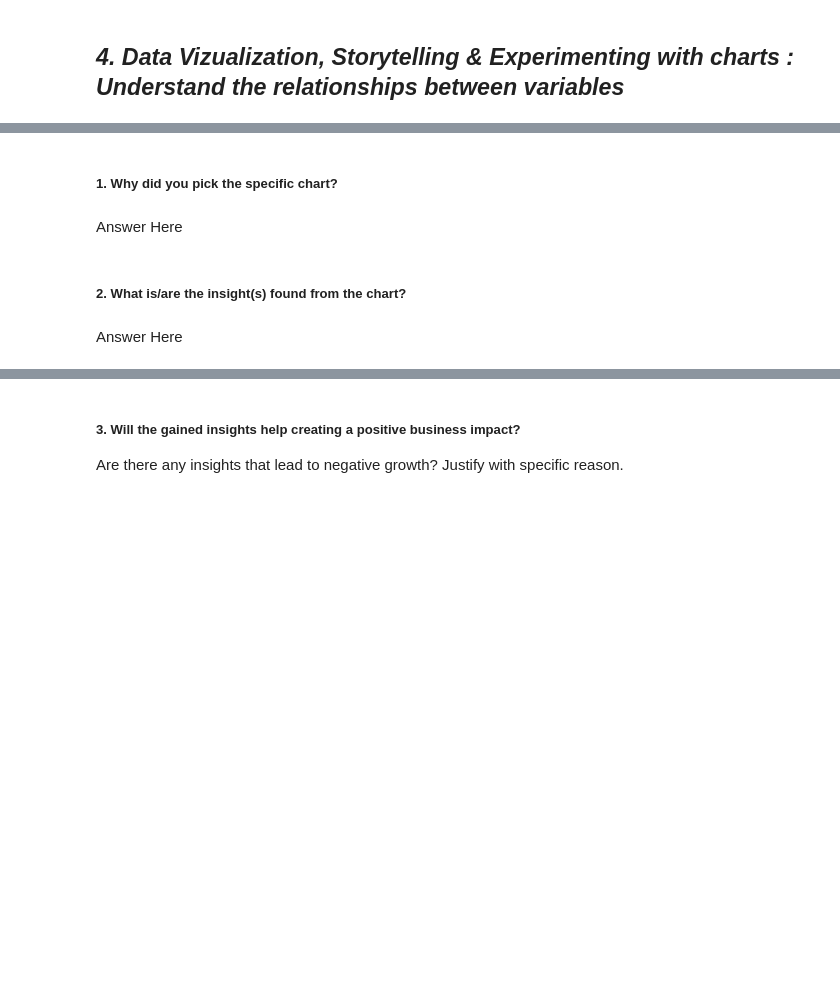
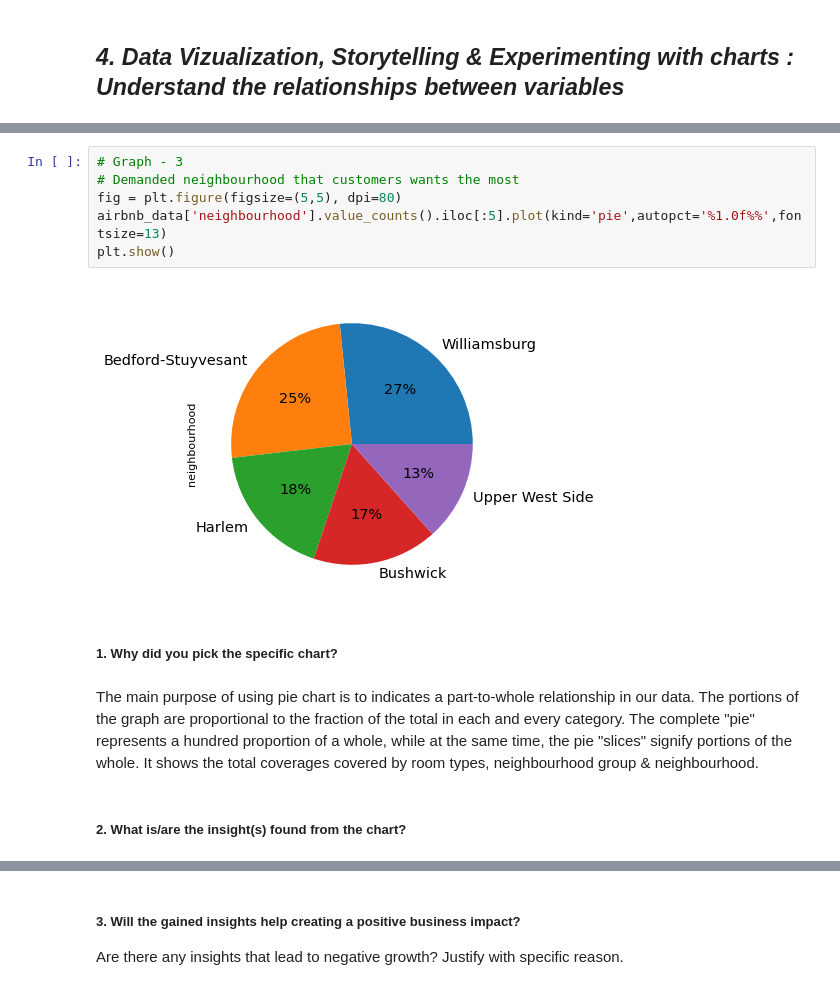
Before and after one commit to riyapatelrp/Airbnb-Booking-Analysis-EDA-, a Jupyter notebook: Capstone_AirBnb_Booking_Analysis.ipynb, the cells around one changed output, grey strips where cells are left out. Saved outputs shown, nothing was run; the diff lists cells and outputs as text; blank space fills up the shorter version.

```diff
--- a/Capstone_AirBnb_Booking_Analysis.ipynb
+++ b/Capstone_AirBnb_Booking_Analysis.ipynb
@@ -630,8 +648,14 @@ In the data wrangling process, we have analyzed different use cases based on loc
+# %%
+# Graph - 3
+# Demanded neighbourhood that customers wants the most
+fig = plt.figure(figsize=(5,5), dpi=80)
+airbnb_data['neighbourhood'].value_counts().iloc[:5].plot(kind='pie',autopct='%1.0f%%',fontsize=13)
+plt.show()
+# %% [output]
+[figure, added]
 # %% [markdown]
 ##### 1. Why did you pick the specific chart?
-# %% [markdown]
-Answer Here
+# %% [markdown]
+The main purpose of using pie chart is to indicates a part-to-whole relationship in our data. The portions of the graph are proportional to the fraction of the total in each and every category. The complete "pie" represents a hundred proportion of a whole, while at the same time, the pie "slices" signify portions of the whole. It shows the total coverages covered by room types, neighbourhood group & neighbourhood.
 # %% [markdown]
 ##### 2. What is/are the insight(s) found from the chart?
-# %% [markdown]
-Answer Here
```
Also changed, not shown: parts of 19 cells of this notebook.
